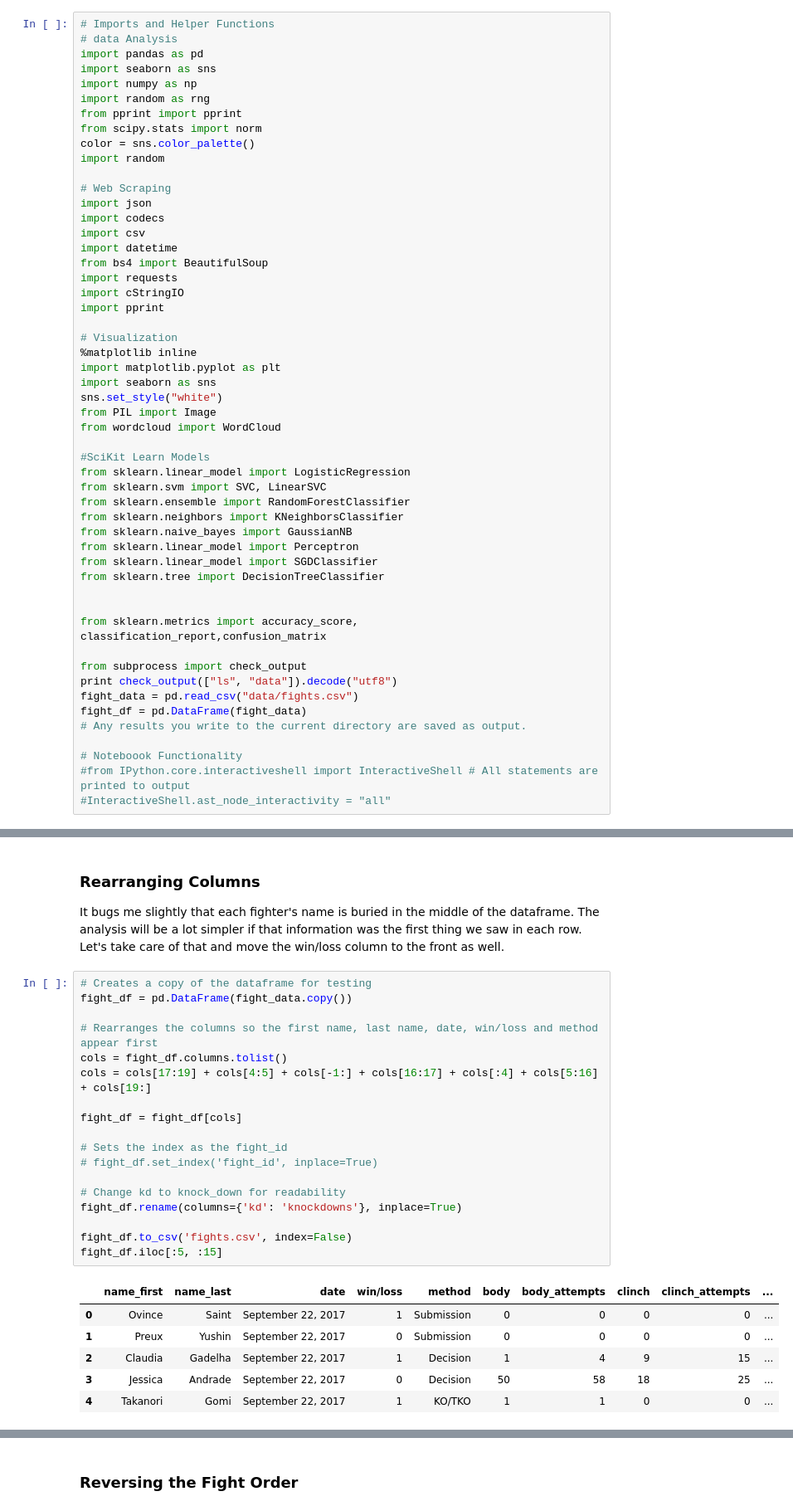
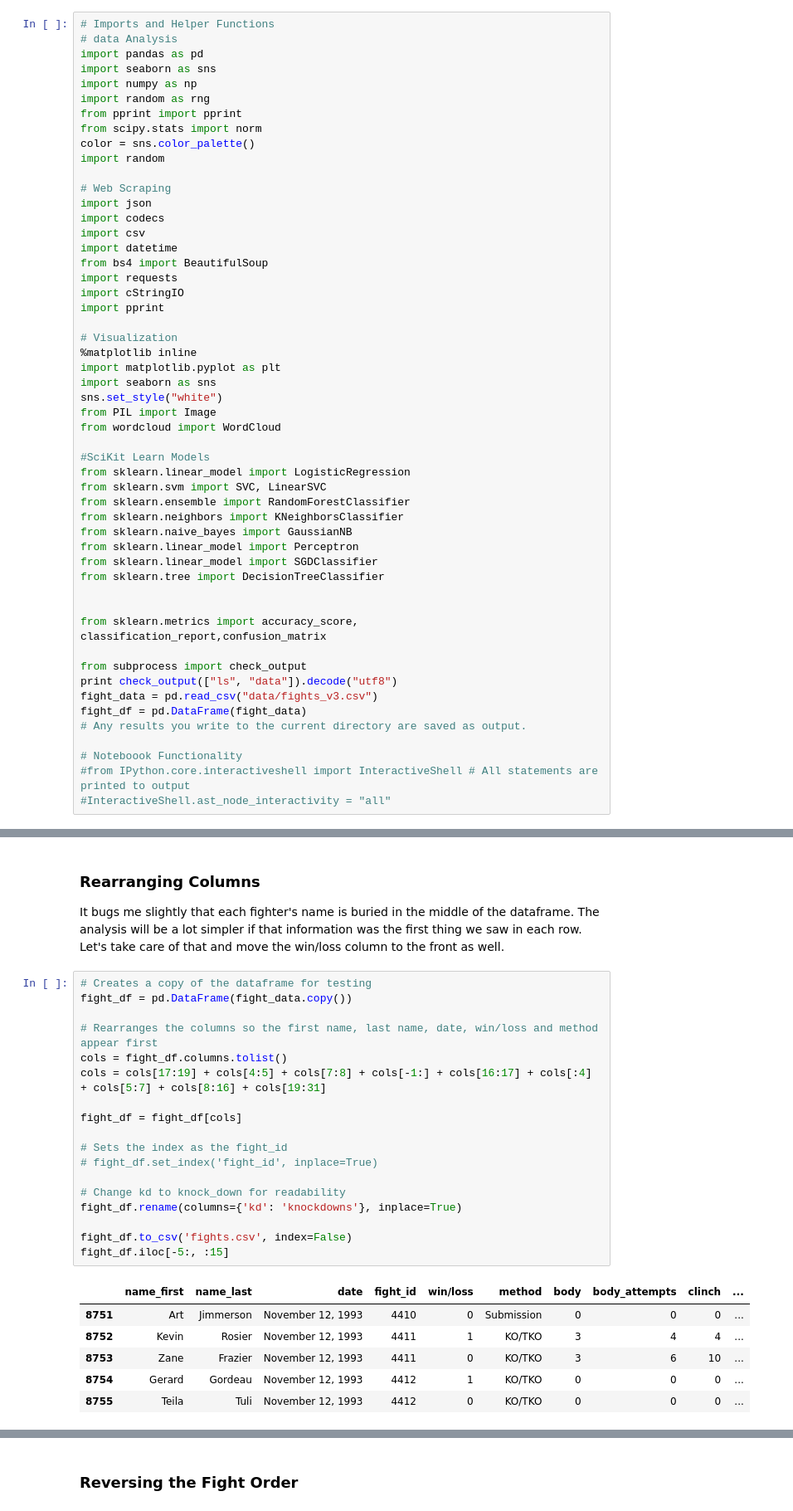
Before and after one commit to cfergusonlee/ufc_fight_analysis, a Jupyter notebook: ufc_analysis.ipynb, the cells around one changed output, grey strips where cells are left out. Shown at 83% size. Drawn from its saved outputs; the diff is of its cells as text.

```diff
--- a/ufc_analysis.ipynb
+++ b/ufc_analysis.ipynb
@@ -72,7 +72,7 @@ from sklearn.metrics import accuracy_score, classification_report,confusion_matr
 
 from subprocess import check_output
 print check_output(["ls", "data"]).decode("utf8")
-fight_data = pd.read_csv("data/fights.csv")
+fight_data = pd.read_csv("data/fights_v3.csv")
 fight_df = pd.DataFrame(fight_data)
 # Any results you write to the current directory are saved as output.
 
@@ -191,25 +190,25 @@ It bugs me slightly that each fighter's name is buried in the middle of the data
 # %%
 # Creates a copy of the dataframe for testing
 fight_df = pd.DataFrame(fight_data.copy())
 
 # Rearranges the columns so the first name, last name, date, win/loss and method appear first
 cols = fight_df.columns.tolist()
-cols = cols[17:19] + cols[4:5] + cols[-1:] + cols[16:17] + cols[:4] + cols[5:16] + cols[19:]
+cols = cols[17:19] + cols[4:5] + cols[7:8] + cols[-1:] + cols[16:17] + cols[:4] + cols[5:7] + cols[8:16] + cols[19:31]
 
 fight_df = fight_df[cols]
 
 # Sets the index as the fight_id
 # fight_df.set_index('fight_id', inplace=True)
 
 # Change kd to knock_down for readability
 fight_df.rename(columns={'kd': 'knockdowns'}, inplace=True)
 
 fight_df.to_csv('fights.csv', index=False)
-fight_df.iloc[:5, :15]
+fight_df.iloc[-5:, :15]
 # %% [output]
-|  | name_first | name_last | date | win/loss | method | body | body_attempts | clinch | clinch_attempts | ... |
-| 0 | Ovince | Saint | September 22, 2017 | 1 | Submission | 0 | 0 | 0 | 0 | ... |
-| 1 | Preux | Yushin | September 22, 2017 | 0 | Submission | 0 | 0 | 0 | 0 | ... |
-| 2 | Claudia | Gadelha | September 22, 2017 | 1 | Decision | 1 | 4 | 9 | 15 | ... |
-| 3 | Jessica | Andrade | September 22, 2017 | 0 | Decision | 50 | 58 | 18 | 25 | ... |
-| 4 | Takanori | Gomi | September 22, 2017 | 1 | KO/TKO | 1 | 1 | 0 | 0 | ... |
+|  | name_first | name_last | date | fight_id | win/loss | method | body | body_attempts | clinch | ... |
+| 8751 | Art | Jimmerson | November 12, 1993 | 4410 | 0 | Submission | 0 | 0 | 0 | ... |
+| 8752 | Kevin | Rosier | November 12, 1993 | 4411 | 1 | KO/TKO | 3 | 4 | 4 | ... |
+| 8753 | Zane | Frazier | November 12, 1993 | 4411 | 0 | KO/TKO | 3 | 6 | 10 | ... |
+| 8754 | Gerard | Gordeau | November 12, 1993 | 4412 | 1 | KO/TKO | 0 | 0 | 0 | ... |
+| 8755 | Teila | Tuli | November 12, 1993 | 4412 | 0 | KO/TKO | 0 | 0 | 0 | ... |
```
Also changed, not shown: parts of 47 cells of this notebook, 20 other files.
